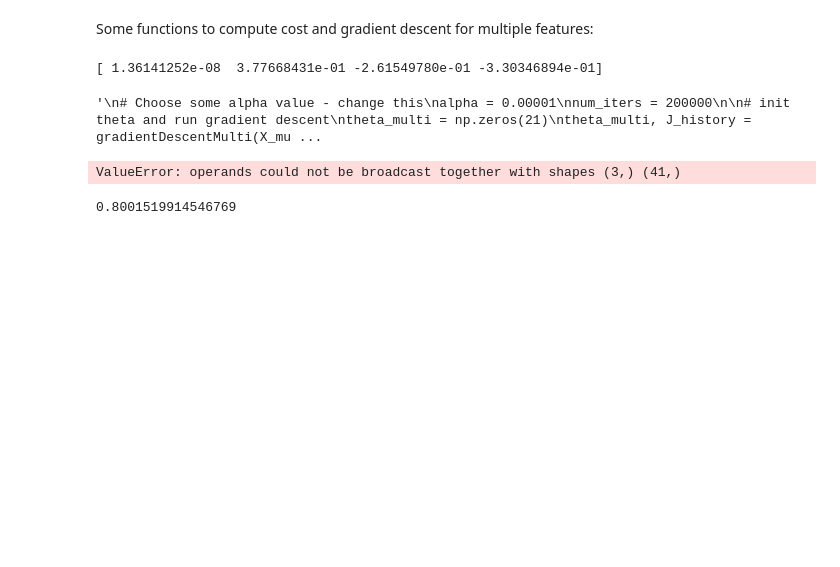
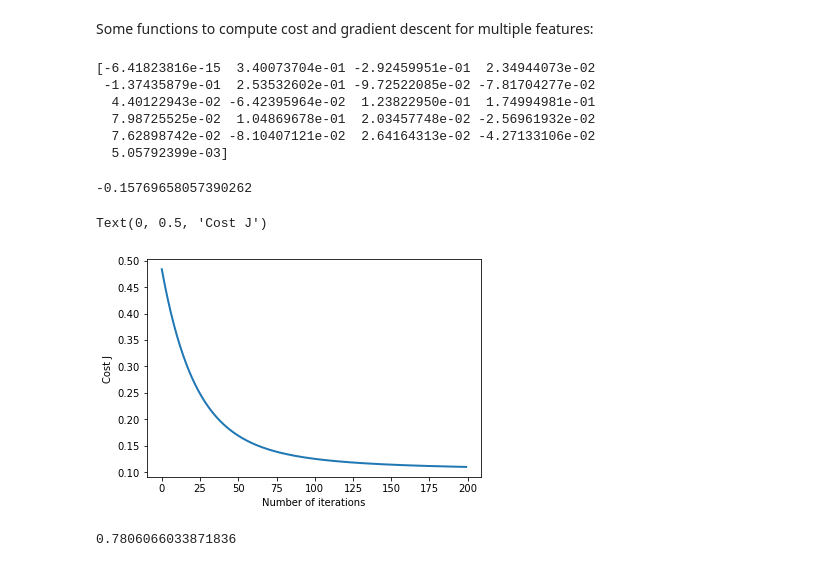
Before and after one commit to LuigiGuerriero1999/machine_learning_project, a Jupyter notebook: Machine Learning Project UK Used Car Data .ipynb, the cells around one changed output. Saved outputs shown, nothing was run; the diff lists cells and outputs as text; code cells hidden in the pictures; blank space fills up the shorter version.

```diff
--- a/Machine Learning Project UK Used Car Data .ipynb
+++ b/Machine Learning Project UK Used Car Data .ipynb
@@ -887,7 +898,7 @@ print(X_multi_merc)
 # %% [markdown]
 Some functions to compute cost and gradient descent for multiple features:
 # %%
-def computeCostMulti(X, y, theta, lambda_ = 0):
+def computeCostMulti(X, y, theta):
     """
     Compute cost for linear regression with multiple variables.
     Computes the cost of using theta as the parameter for linear regression to fit the data points in X and y.
@@ -917,16 +928,14 @@ def computeCostMulti(X, y, theta, lambda_ = 0):
 
     # You need to return the following variable correctly
     J = 0
-    grad = np.zeros(theta.shape)
 
     # ======================= YOUR CODE HERE ===========================
     h = np.dot(X, theta)
 
-    J = (1/(2 * m)) * np.sum(np.square(np.dot(X, theta) - y)) + (lambda_/(2*m))*(np.sum(theta[1:]**2))
-    grad = (1 / m) * (h - y).dot(X)
-    grad[1:] = grad[1:] + (lambda_ / m) * theta[1:]
+    J = (1/(2 * m)) * np.sum(np.square(np.dot(X, theta) - y))
+
     # ==================================================================
-    return J, grad
+    return J
 
 def gradientDescentMulti(X, y, theta, alpha, num_iters):
     """
@@ -994,46 +1003,49 @@ alpha = 0.1
 
 theta_multivariate_merc, J_history_multi = gradientDescentMulti(X_multi_merc ,y_mercedes, theta_multivariate_merc, alpha, iterations)
 print('Theta found by gradient descent: {:.4f}, {:.4f}'.format(*theta_multivariate_merc))
-"""
-
 
 lambda_ = 0
 theta_multi = trainLinearReg(computeCostMulti, X_multi_merc, y_mercedes,
                              lambda_=lambda_, maxiter=1000)
 print(theta_multi)
+"""
 
 
-"""
 # Choose some alpha value - change this
-alpha = 0.00001
-num_iters = 200000
+alpha = 0.01
+num_iters = 200
 
 # init theta and run gradient descent
 theta_multi = np.zeros(21)
 theta_multi, J_history = gradientDescentMulti(X_multi_merc, y_mercedes, theta_multi, alpha, num_iters)
 print(theta_multi)
-"""
 # %% [output]
-[ 1.36141252e-08  3.77668431e-01 -2.61549780e-01 -3.30346894e-01]
+[-6.41823816e-15  3.40073704e-01 -2.92459951e-01  2.34944073e-02
+ -1.37435879e-01  2.53532602e-01 -9.72522085e-02 -7.81704277e-02
+  4.40122943e-02 -6.42395964e-02  1.23822950e-01  1.74994981e-01
+  7.98725525e-02  1.04869678e-01  2.03457748e-02 -2.56961932e-02
+  7.62898742e-02 -8.10407121e-02  2.64164313e-02 -4.27133106e-02
+  5.05792399e-03]
-'\n# Choose some alpha value - change this\nalpha = 0.00001\nnum_iters = 200000\n\n# init theta and run gradient descent\ntheta_multi = np.zeros(21)\ntheta_multi, J_history = gradientDescentMulti(X_mu ...
 # %%
 #['year', 'mileage', 'tax', 'mpg', 'engineSize', 'model_ A Class',
 #'model_ B Class', 'model_ E Class', 'model_ GLA Class', 'model_ GLC Class',
 #'model_ GLE Class', 'model_ GLS Class', 'model_ S Class',
 #'model_ SL CLASS', 'model_ SLK', 'model_ V Class',
 #'transmission_Manual', 'transmission_Semi-Auto', 'fuelType_Diesel',
 #'fuelType_Petrol']
-X_prediction = [1, 2019, 20498, 30]
-X_prediction[1:4] = (X_prediction[1:4] - mu_mercedes_features) / sigma_mercedes_features
+X_prediction = [1, 2019, 9573, 145, 45.6, 1.3, 0, 1, 0, 0, 0, 0, 0, 0, 0, 0, 0, 0, 0, 0, 1]
+X_prediction[1:21] = (X_prediction[1:21] - mu_mercedes_features) / sigma_mercedes_features
 #print(np.array(X_prediction).shape)
 price = np.dot(X_prediction, theta_multi)
 print(price)
 
 pyplot.plot(np.arange(len(J_history)), J_history, lw=2)
 pyplot.xlabel('Number of iterations')
 pyplot.ylabel('Cost J')
 # %% [output]
-ValueError: operands could not be broadcast together with shapes (3,) (41,)
+-0.15769658057390262
+Text(0, 0.5, 'Cost J')
+[figure, added]
 # %%
 def regression_model(model):
     regressor = model
@@ -1041,8 +1053,13 @@ def regression_model(model):
     score = regressor.score(X_multi_merc, y_mercedes)
     return regressor, score
 # %%
-regressor, score = regression_model(LinearRegression())
+#regressor, score = regression_model(LinearRegression())
+
+y_pred = np.dot(X_multi_merc, theta_multi)
+score = r2_score(y_mercedes, y_pred)
+
+
 print(score)
 # %% [output]
-0.8001519914546769
+0.7806066033871836
 # %%
```
Also changed, not shown: parts of 22 cells of this notebook.
